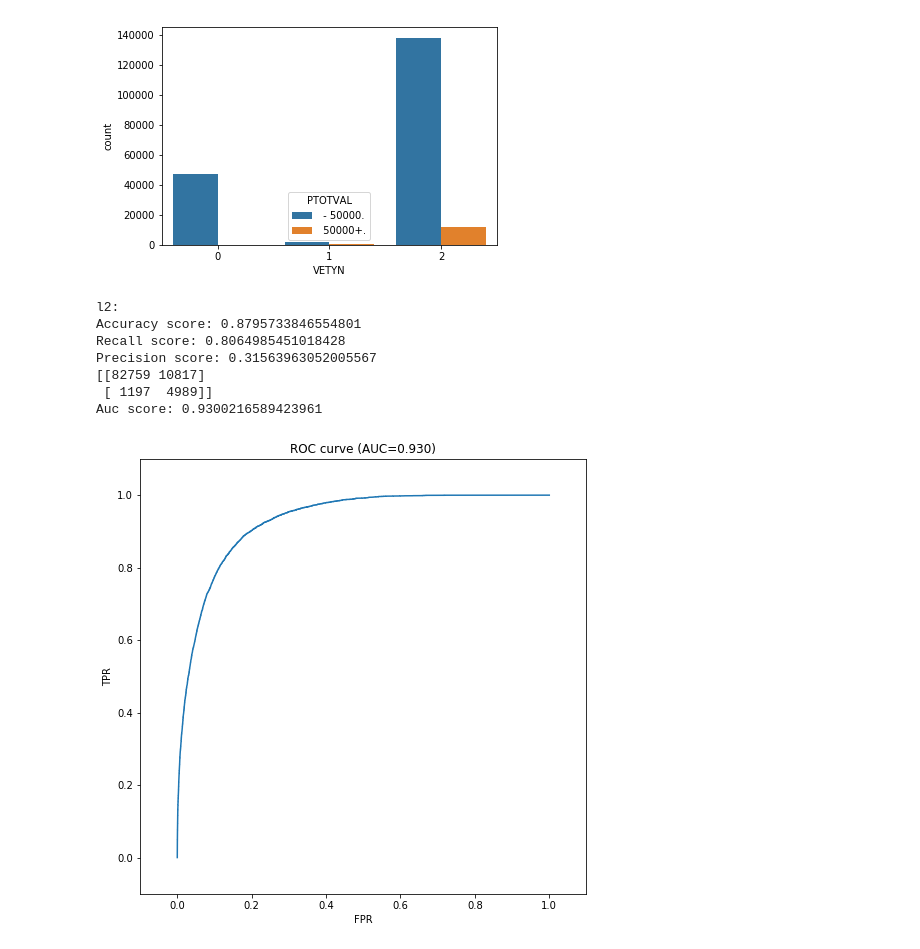
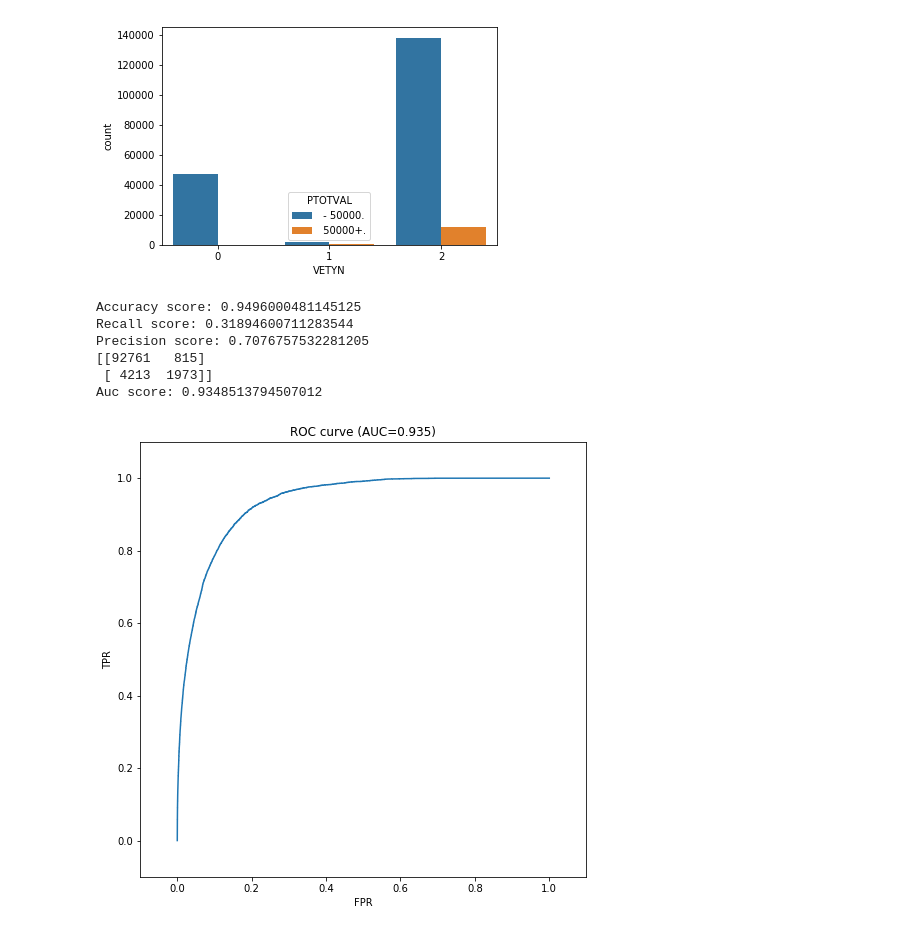
Before and after one commit to nAnna519/python_tasks, a Jupyter notebook: census_income/census-income.ipynb, the cells around one changed output. Drawn from its saved outputs; the diff is of its cells as text; code cells hidden in the pictures.

```diff
--- a/census_income/census-income.ipynb
+++ b/census_income/census-income.ipynb
@@ -162,49 +205,44 @@ y_test = data_test['PTOTVAL']
 # X_train = scale(X_train)
 # X_test = scale(X_test)
 
-sc = StandardScaler()
-X_train = sc.fit_transform(X_train)
-X_test = sc.fit_transform(X_test)
+# sc = StandardScaler()
+# X_train = sc.fit_transform(X_train)
+# X_test = sc.fit_transform(X_test)
 
-ros = RandomOverSampler(random_state=0)
-X_train, y_train = ros.fit_resample(X_train, y_train)
+# ros = RandomOverSampler(random_state=0)
+# X_train, y_train = ros.fit_resample(X_train, y_train)
 # %%
-model_l2 = LogisticRegression(penalty='l2', random_state=42)
-model_l2.fit(X_train, y_train)
-preds_l2 = model_l2.predict(X_test)
+def train_predict_model(model, X_train, y_train, X_test, y_test):
+    model.fit(X_train, y_train)
+    preds = model.predict(X_test)
+    print('Accuracy score: ' + str(metrics.accuracy_score(y_test, preds)))
 
-print('l2: ')
-print('Accuracy score: ' + str(metrics.accuracy_score(y_test, preds_l2)))
+    print('Recall score: ' + str(metrics.recall_score(y_test, preds)))
 
-print('Recall score: ' + str(metrics.recall_score(y_test, preds_l2)))
+    print('Precision score: ' + str(metrics.precision_score( y_test, preds)))
+    print(metrics.confusion_matrix(y_test, preds))
 
-print('Precision score: ' + str(metrics.precision_score(y_test, preds_l2)))
-print(metrics.confusion_matrix(y_test, preds_l2))
+    preds = model.predict_proba(X_test)
+    preds = preds[:,1]
+    fpr, tpr, _ = metrics.roc_curve(y_test, preds)
+    print('Auc score: ' + str(metrics.auc(fpr, tpr)))
 
-preds_l2 = model_l2.predict_proba(X_test)
-preds_l2 = preds_l2[:,1]
-fpr, tpr, _ = metrics.roc_curve(y_test, preds_l2)
-print('Auc score: ' + str(metrics.auc(fpr, tpr)))
+    pl.figure(figsize=(8, 8,))
+    pl.plot(fpr, tpr)
+    pl.xlim([-0.1, 1.1])
+    pl.ylim([-0.1, 1.1])
+    pl.xlabel('FPR')
+    pl.ylabel('TPR')
+    pl.title('ROC curve (AUC={:.3f})'.format(metrics.auc(fpr, tpr)))
+    pl.show()
-# %% [output]
-l2:
-Accuracy score: 0.8795733846554801
-Recall score: 0.8064985451018428
-Precision score: 0.31563963052005567
-[[82759 10817]
- [ 1197  4989]]
-Auc score: 0.9300216589423961
-# %%
-import sklearn.metrics
-import matplotlib.pylab as pl
-
-
-pl.figure(figsize=(8, 8,))
-pl.plot(fpr, tpr)
-pl.xlim([-0.1, 1.1])
-pl.ylim([-0.1, 1.1])
-pl.xlabel('FPR')
-pl.ylabel('TPR')
-pl.title('ROC curve (AUC={:.3f})'.format(metrics.auc(fpr, tpr)))
-pl.show()
-# %% [output]
-[figure, removed]
+# %%
+model_l2 = LogisticRegression(penalty='l2', random_state=42)
+train_predict_model(model_l2, X_train, y_train, X_test, y_test)
+# %% [output]
+Accuracy score: 0.9496000481145125
+Recall score: 0.31894600711283544
+Precision score: 0.7076757532281205
+[[92761   815]
+ [ 4213  1973]]
+Auc score: 0.9348513794507012
+[figure, added]
```
Also changed, not shown: parts of 15 cells of this notebook.
